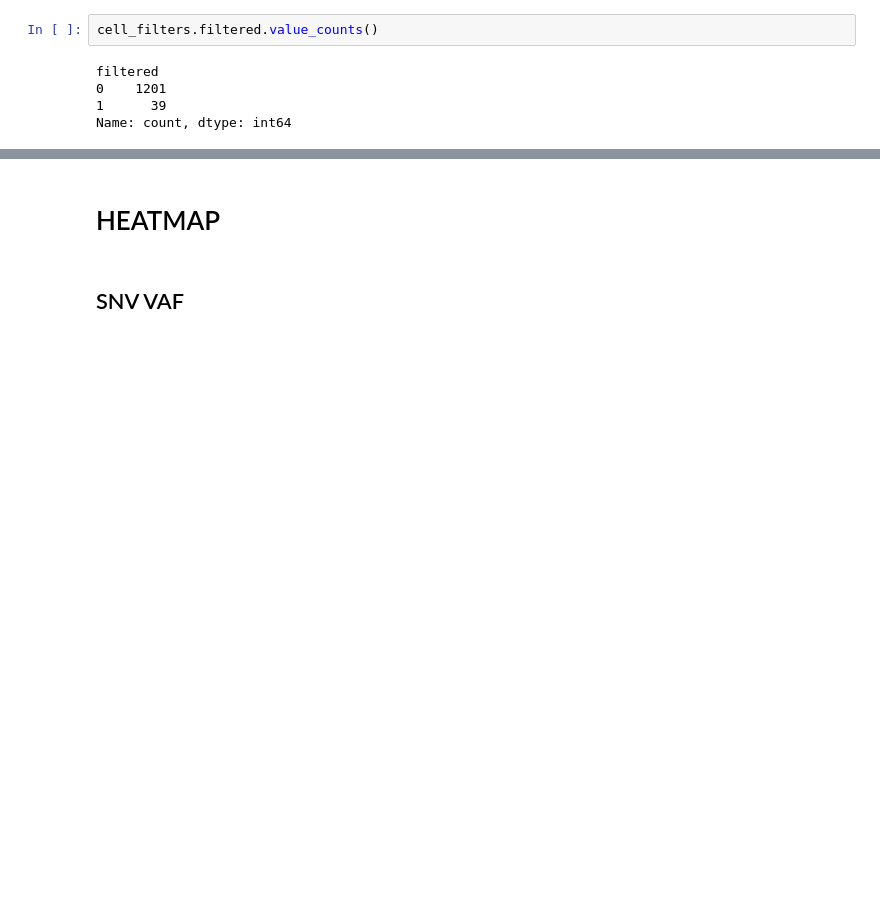
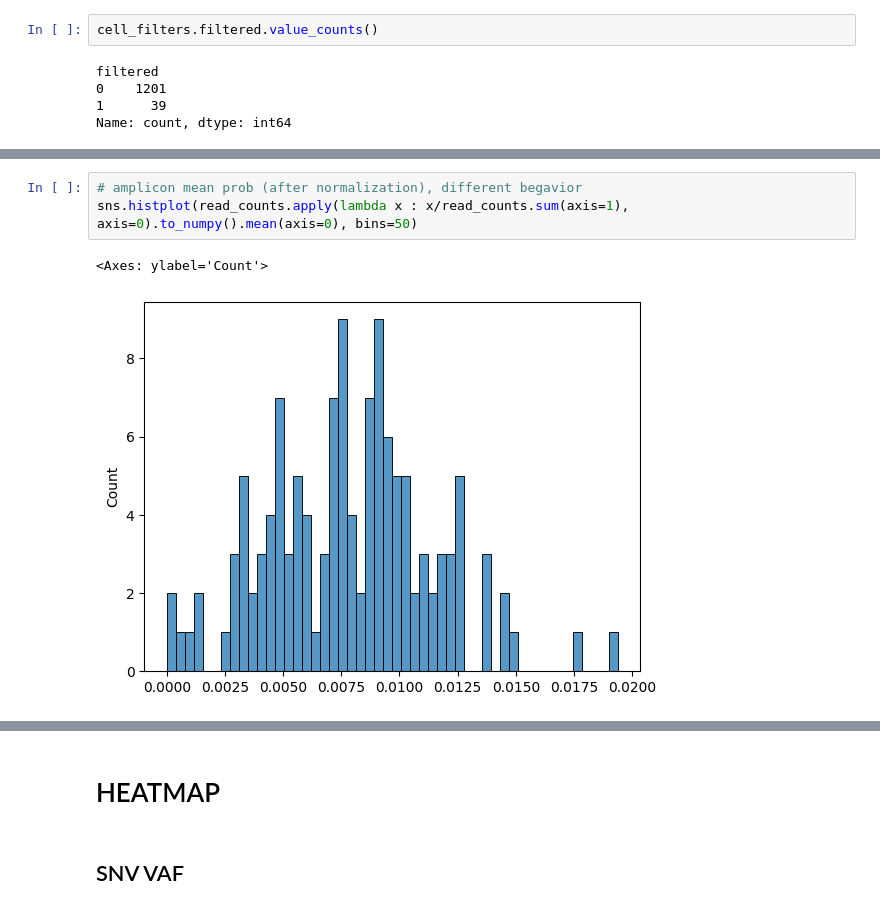
Before and after one commit to sopchi/Tapestri_CNA, a Jupyter notebook: exploratory_AML.ipynb, the cells around one changed output, grey strips where cells are left out. Cells and saved outputs as stored; diff of their text form; blank space fills up the shorter version.

```diff
--- a/exploratory_AML.ipynb
+++ b/exploratory_AML.ipynb
@@ -101,3 +113,9 @@ sns.histplot(snv_mean_read_count, bins=20, binwidth=2)
 # %% [output]
 <Axes: ylabel='Count'>
 [figure]
+# %%
+# amplicon mean prob (after normalization), different begavior
+sns.histplot(read_counts.apply(lambda x : x/read_counts.sum(axis=1), axis=0).to_numpy().mean(axis=0), bins=50)
+# %% [output]
+<Axes: ylabel='Count'>
+[figure, added]
```
Also changed, not shown: parts of 45 cells of this notebook.
